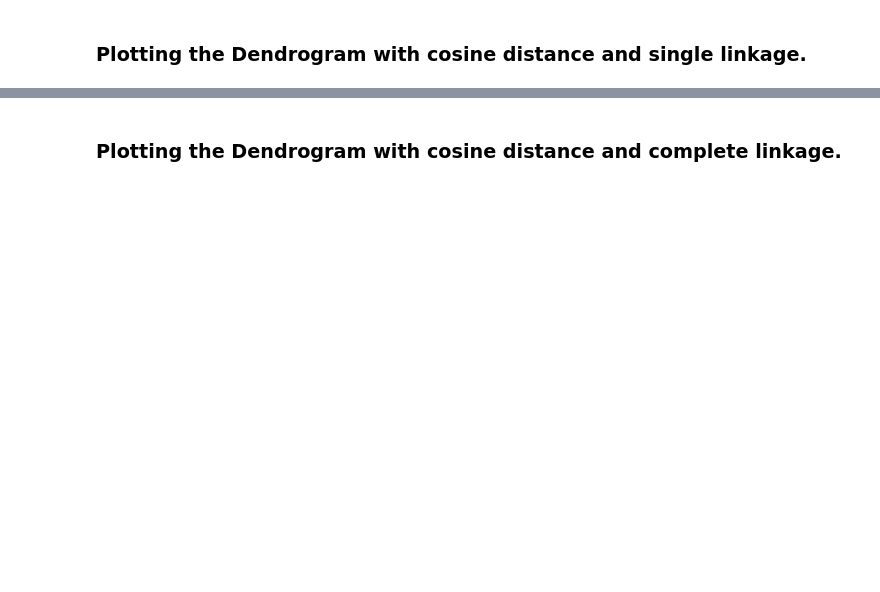
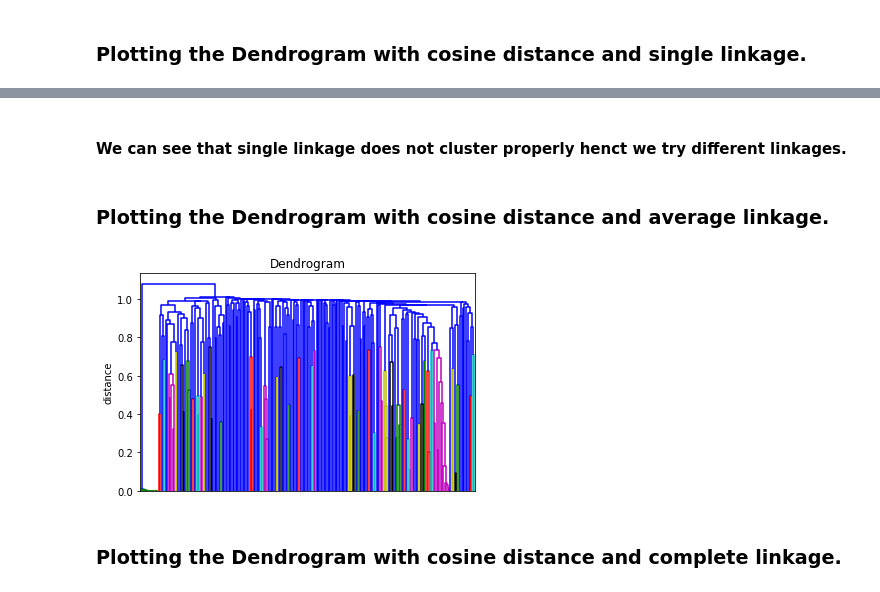
Before and after one commit to abdulrehman1997/Recommender-Systems-from-Reviews, a Jupyter notebook: Recommender_System.ipynb, the cells around one changed output, grey strips where cells are left out. Drawn from its saved outputs; the diff is of its cells as text; code cells hidden in the pictures; blank space fills up the shorter version.

```diff
--- a/Recommender_System.ipynb
+++ b/Recommender_System.ipynb
@@ -99,3 +95,15 @@ dendogram = sch.dendrogram(sch.linkage(principalComponents,method='single', metr
+# %% [markdown]
+#### We can see that single linkage does not cluster properly henct we try different linkages.
+# %% [markdown]
+### Plotting the Dendrogram with cosine distance and average linkage.
+# %%
+plt.title('Dendrogram')
+plt.ylabel('distance')
+dendogram = sch.dendrogram(sch.linkage(principalComponents,method='average', metric="cosine"),no_labels=True,)
+plt.show
+plt.savefig('dendrogram_average.png', dpi = 300)
+# %% [output]
+[figure, added]
 # %% [markdown]
 ### Plotting the Dendrogram with cosine distance and complete linkage.
 # %%
```
Also changed, not shown: parts of 34 cells of this notebook, 3 other files.
